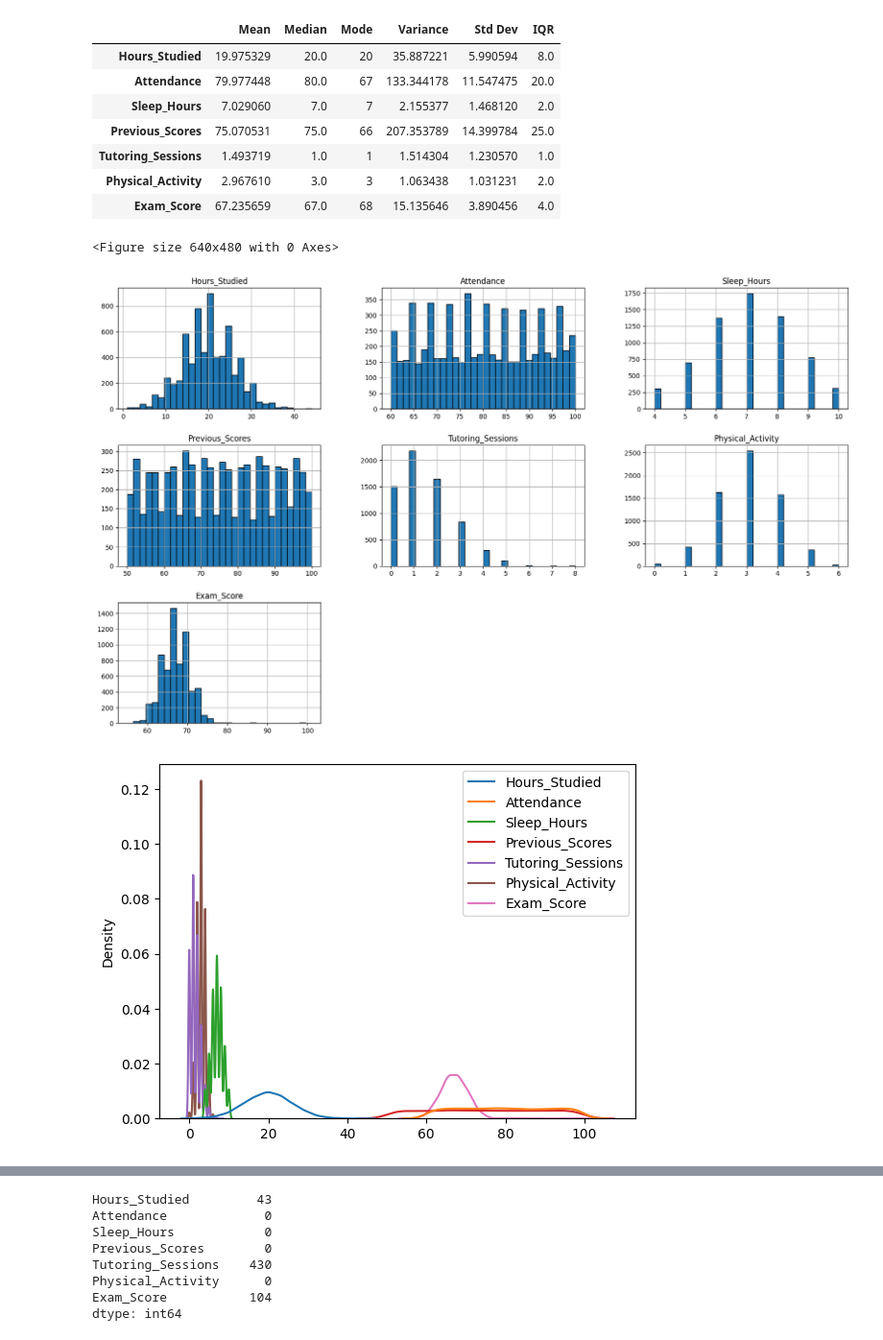
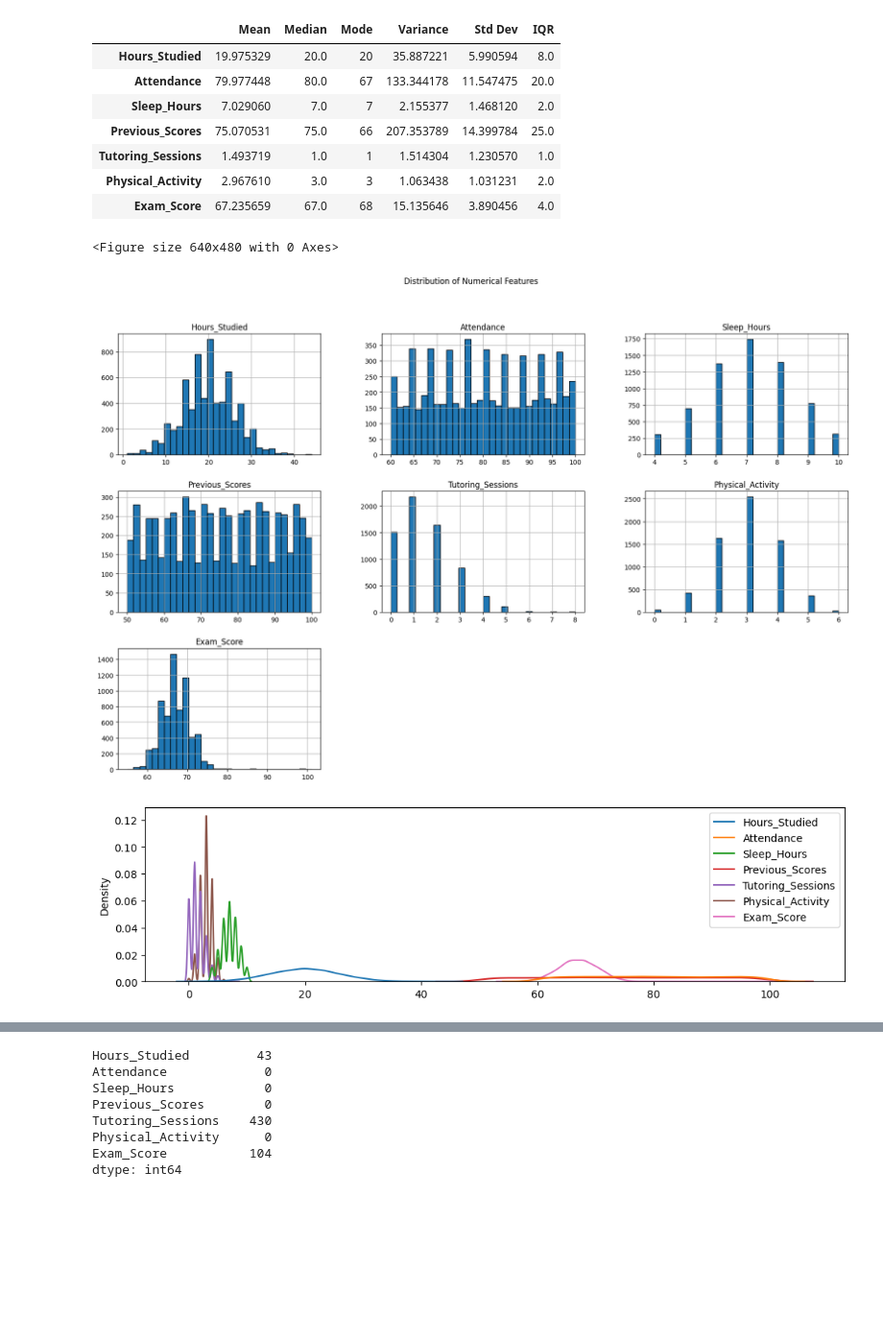
Before and after one commit to minSara02-FromTheStart/CSE303_Project_, a Jupyter notebook: StudentPerformanceFactors.ipynb, the cells around one changed output, grey strips where cells are left out. Shown at 96% size. Drawn from its saved outputs; the diff is of its cells as text; code cells hidden in the pictures; blank space fills up the shorter version.

```diff
--- a/StudentPerformanceFactors.ipynb
+++ b/StudentPerformanceFactors.ipynb
@@ -62,15 +62,16 @@ calculation
 plt.figure()
 
 df[num_cols].hist(bins =30,edgecolor = 'black',figsize=(20,12))
-
+plt.suptitle("Distribution of Numerical Features")
 plt.show()
 # %% [output]
 <Figure size 640x480 with 0 Axes>
-[figure, old version]
+[figure, new version]
 # %%
+plt.figure(figsize = (12,3))
 sns.kdeplot(df[num_cols])
 plt.show()
 # %% [output]
-[figure, old version]
+[figure, new version]
 # %%
 for col in num_cols:
```
Also changed, not shown: parts of 11 cells of this notebook.
